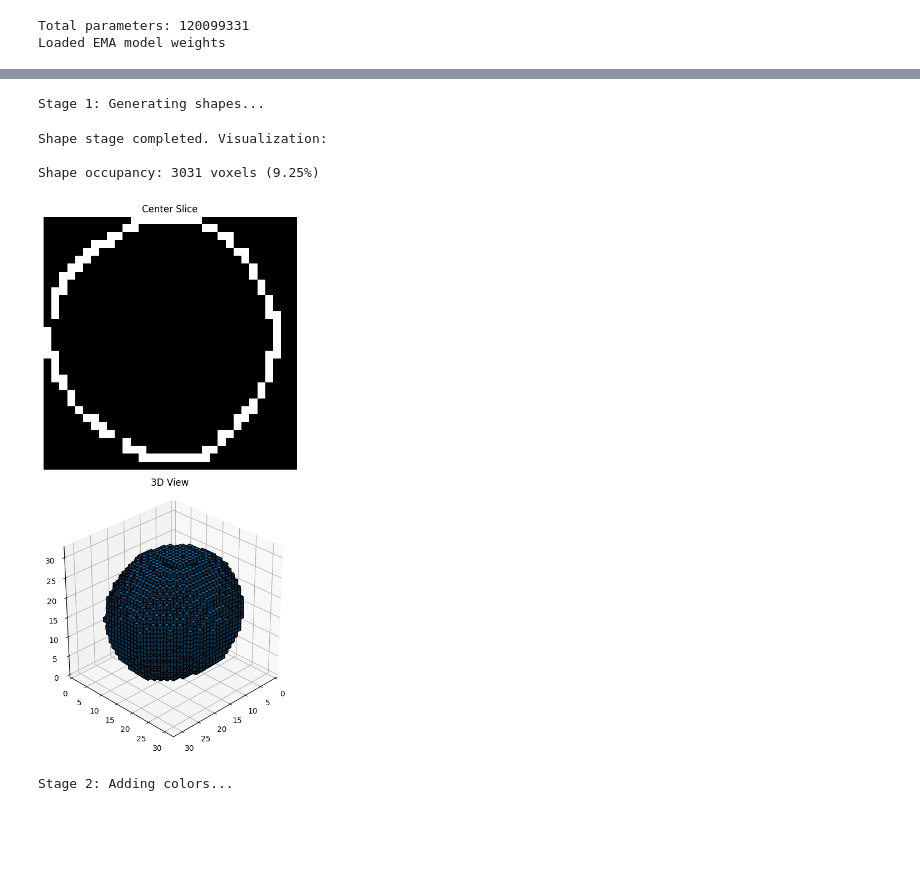
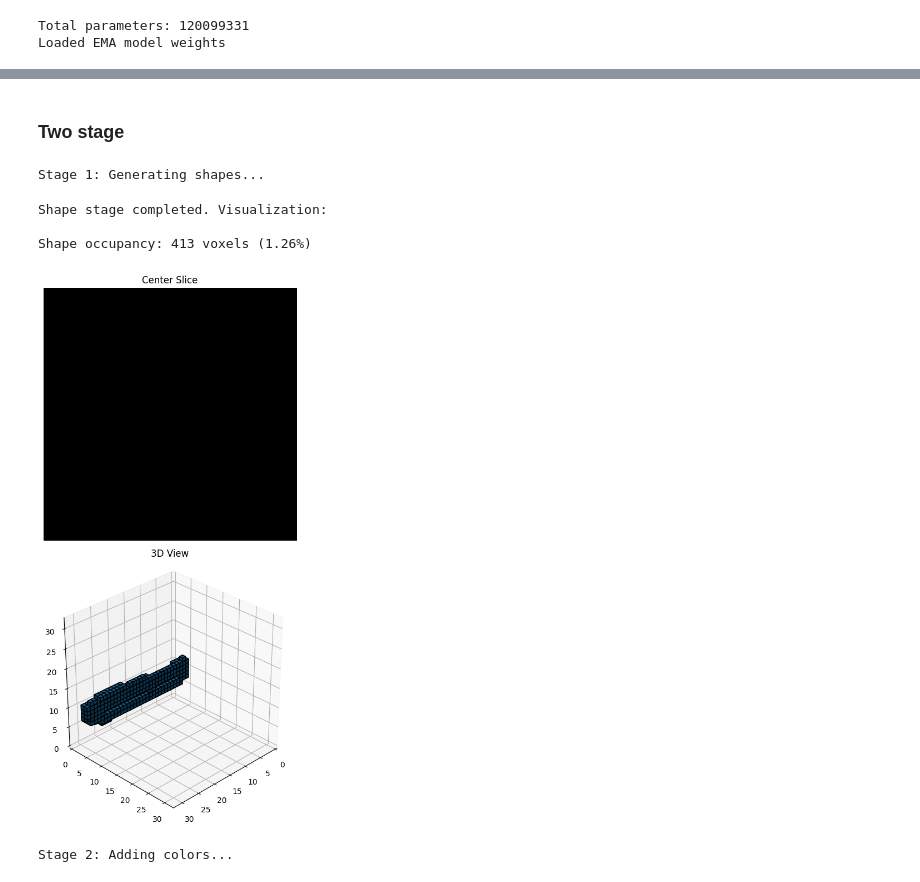
Before and after one commit to PeterAMassih/3D-BlockGen, a Jupyter notebook: run.ipynb, the cells around one changed output, grey strips where cells are left out. Cells and saved outputs as stored; diff of their text form; code cells hidden in the pictures; blank space fills up the shorter version.

```diff
--- a/run.ipynb
+++ b/run.ipynb
@@ -183,18 +185,20 @@ Shape occupancy: 1717 voxels (5.24%)
+# %% [markdown]
+### Two stage
 # %%
 samples = inferencer.sample_two_stage(
-        prompt="green sphere",
+        prompt="sawyer fish, blue, yellow fins, striped",
         num_samples=1,
         image_size=(32, 32, 32),
         guidance_scale=12.0,
         color_guidance_scale=10.0,
         show_after_shape=True,
         use_rotations=False,
         use_mean_init=False
     )
 # %% [output]
 Stage 1: Generating shapes...
 Shape stage completed. Visualization:
 
-Shape occupancy: 3031 voxels (9.25%)
+Shape occupancy: 413 voxels (1.26%)
-[figure, old version]
+[figure, new version]
 Stage 2: Adding colors...
```
Also changed, not shown: parts of 15 cells of this notebook, 7 other files.
